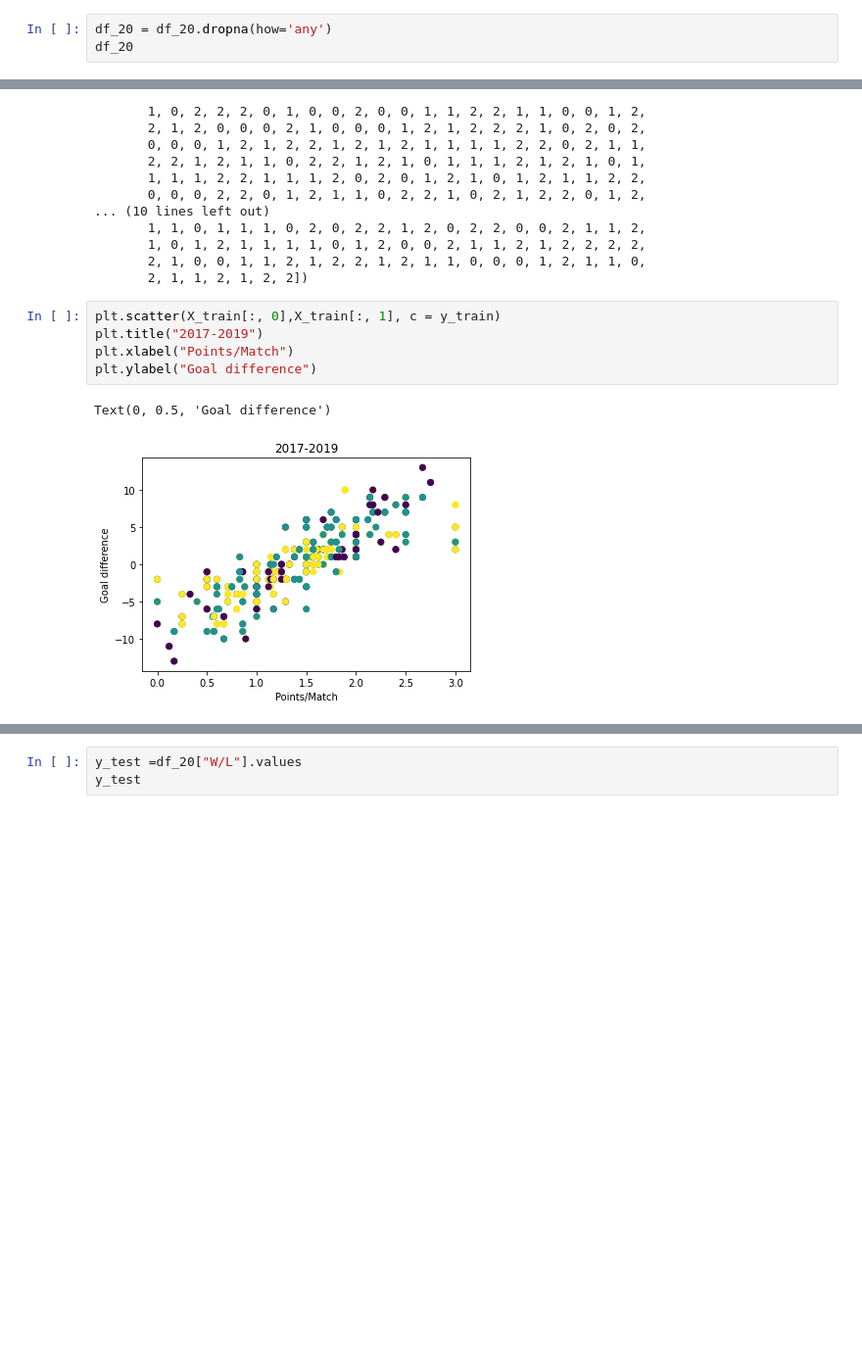
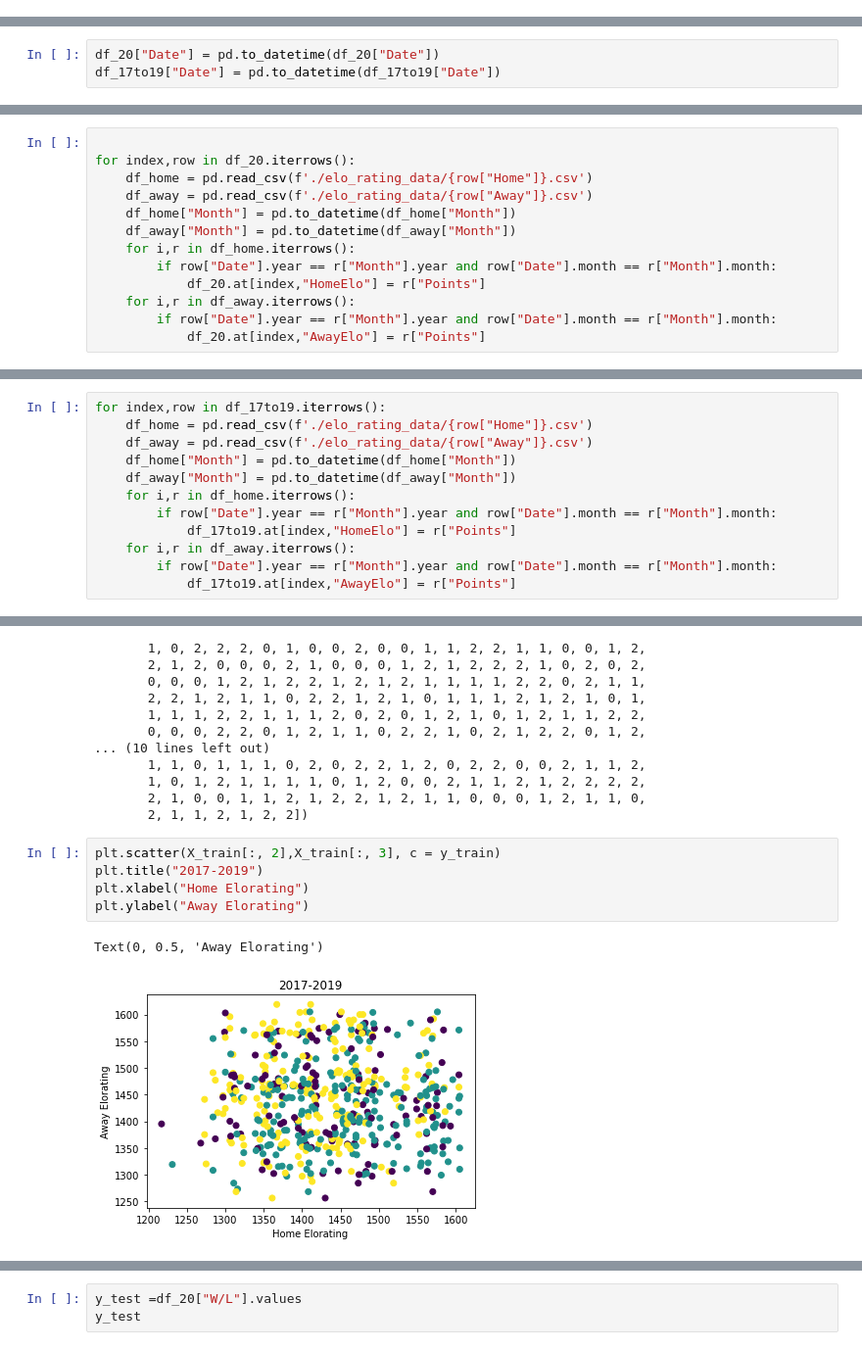
Before and after one commit to dovicie/jleague-result-prediction, a Jupyter notebook: predict_with_elorating.ipynb, the cells around one changed output, grey strips where cells are left out. Shown: that part at 98% size. Saved outputs shown, nothing was run; the diff lists cells and outputs as text; blank space fills up the shorter version.

Commit message:
[add] EloRatingを用いた予測 #5

```diff
--- a/predict_with_elorating.ipynb
+++ b/predict_with_elorating.ipynb
@@ -114,3 +49,0 @@ df_17to19
-# %%
-df_20 = df_20.dropna(how='any')
-df_20
@@ -130,0 +84,3 @@ df_20
+# %%
+df_20["Date"] = pd.to_datetime(df_20["Date"])
+df_17to19["Date"] = pd.to_datetime(df_17to19["Date"])
@@ -130,0 +102,13 @@ df_20
+# %%
+
+for index,row in df_20.iterrows():
+    df_home = pd.read_csv(f'./elo_rating_data/{row["Home"]}.csv')
+    df_away = pd.read_csv(f'./elo_rating_data/{row["Away"]}.csv')
+    df_home["Month"] = pd.to_datetime(df_home["Month"])
+    df_away["Month"] = pd.to_datetime(df_away["Month"])
+    for i,r in df_home.iterrows():
+        if row["Date"].year == r["Month"].year and row["Date"].month == r["Month"].month:
+            df_20.at[index,"HomeElo"] = r["Points"]
+    for i,r in df_away.iterrows():
+        if row["Date"].year == r["Month"].year and row["Date"].month == r["Month"].month:
+            df_20.at[index,"AwayElo"] = r["Points"]
@@ -131 +131,13 @@ df_20
+# %%
+for index,row in df_17to19.iterrows():
+    df_home = pd.read_csv(f'./elo_rating_data/{row["Home"]}.csv')
+    df_away = pd.read_csv(f'./elo_rating_data/{row["Away"]}.csv')
+    df_home["Month"] = pd.to_datetime(df_home["Month"])
+    df_away["Month"] = pd.to_datetime(df_away["Month"])
+    for i,r in df_home.iterrows():
+        if row["Date"].year == r["Month"].year and row["Date"].month == r["Month"].month:
+            df_17to19.at[index,"HomeElo"] = r["Points"]
+    for i,r in df_away.iterrows():
+        if row["Date"].year == r["Month"].year and row["Date"].month == r["Month"].month:
+            df_17to19.at[index,"AwayElo"] = r["Points"]
 # %%
@@ -163,13 +175,13 @@ array([1, 2, 2, 2, 1, 2, 2, 0, 1, 1, 1, 0, 2, 1, 2, 1, 2, 1, 0, 2, 2, 1,
        2, 1, 0, 0, 1, 1, 2, 1, 2, 2, 1, 2, 1, 1, 0, 0, 0, 1, 2, 1, 1, 0,
        2, 1, 1, 2, 1, 2, 2])
 # %%
-plt.scatter(X_train[:, 0],X_train[:, 1], c = y_train)
+plt.scatter(X_train[:, 2],X_train[:, 3], c = y_train)
 plt.title("2017-2019")
-plt.xlabel("Points/Match")
-plt.ylabel("Goal difference")
+plt.xlabel("Home Elorating")
+plt.ylabel("Away Elorating")
 # %% [output]
-Text(0, 0.5, 'Goal difference')
+Text(0, 0.5, 'Away Elorating')
-[figure, old version]
+[figure, new version]
 # %%
 X_test=df_20.drop(["Sec","Date","W/L","Home","Away","HomeID","AwayID","HomeGF","AwayGF","Stadium","Attendances"],axis=1).values
 X_test
```
Also changed, not shown: parts of 48 cells of this notebook, 26 other files.
